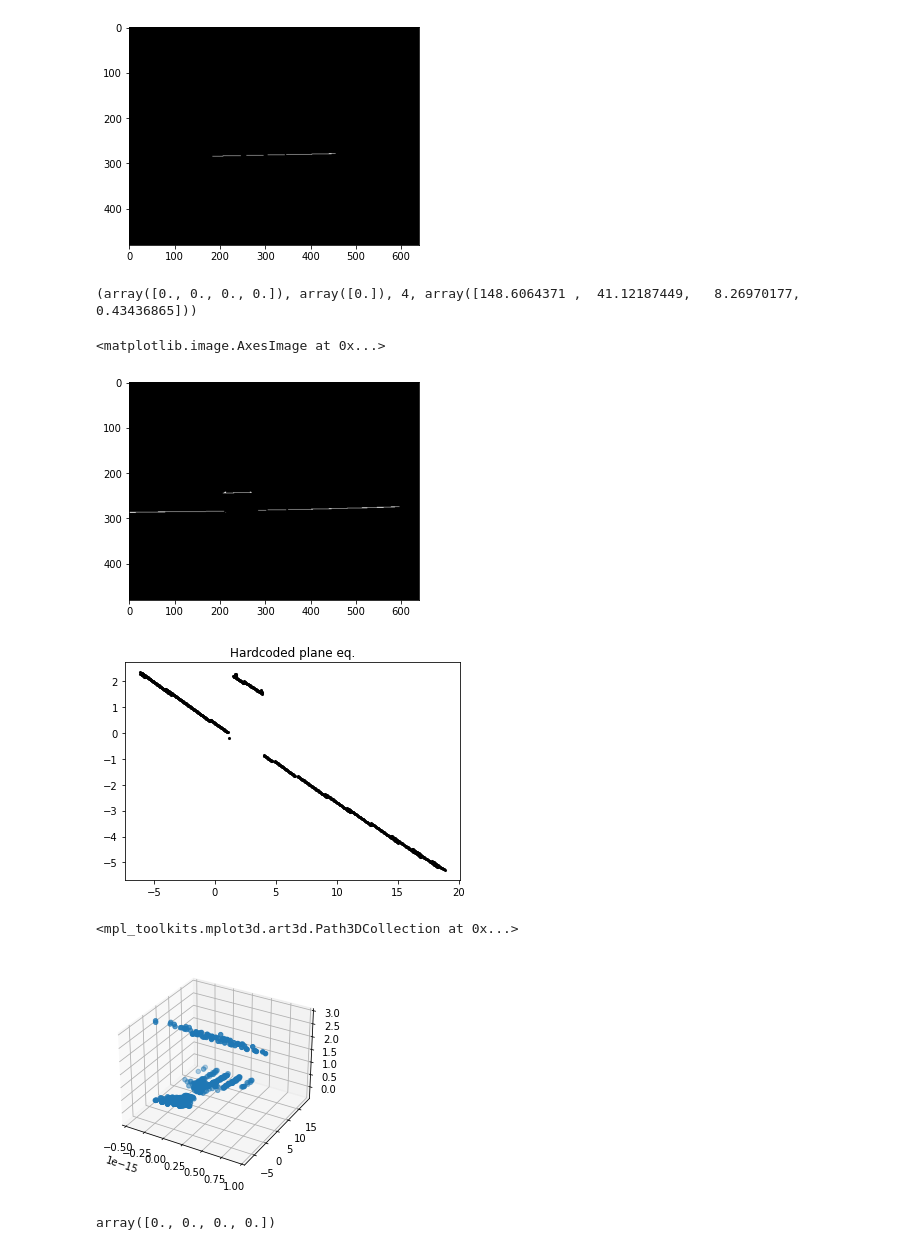
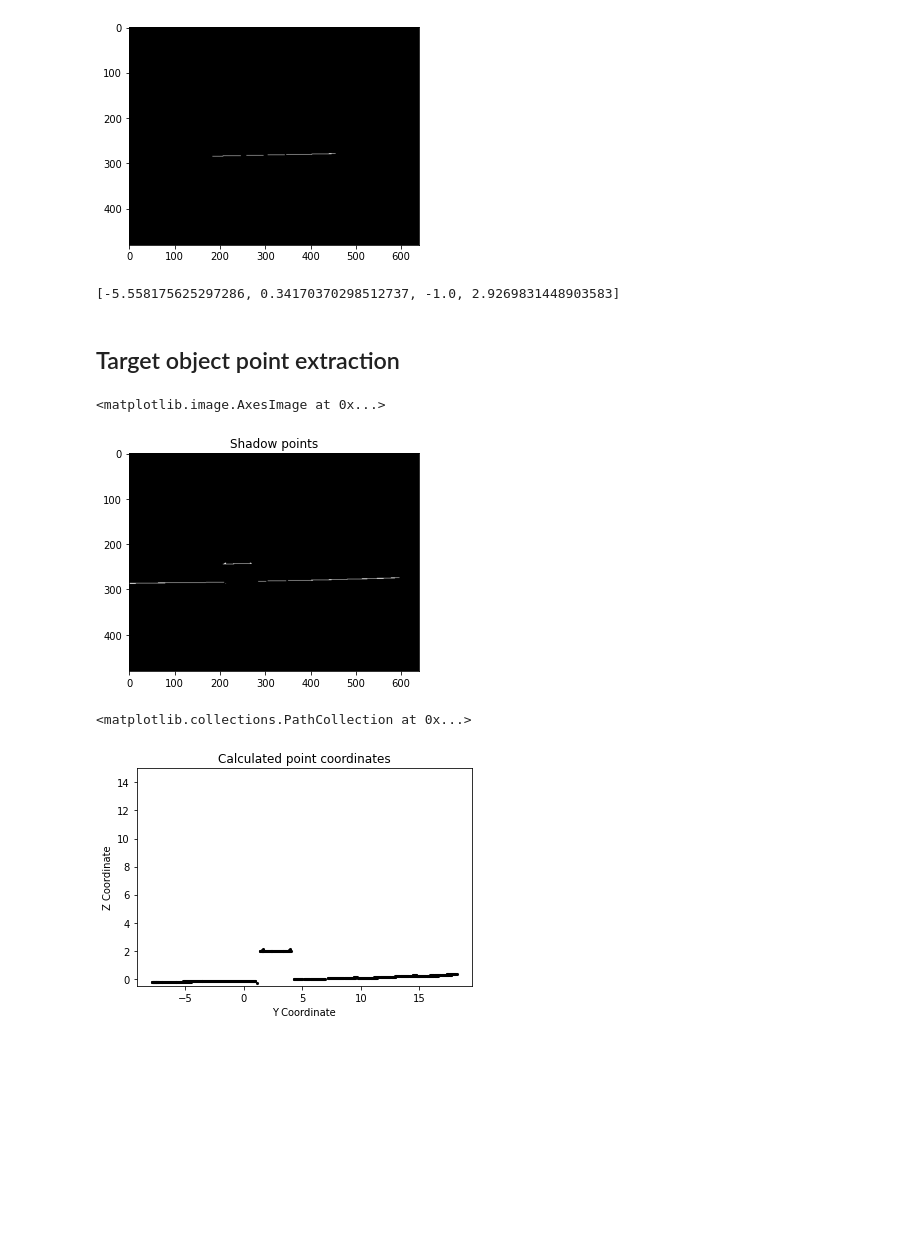
Before and after one commit to bernas670/3d-acquisition-feup-vcom, a Jupyter notebook: experiments_2.ipynb, the cells around one changed output. Cells and saved outputs as stored; diff of their text form; code cells hidden in the pictures; blank space fills up the shorter version.

```diff
--- a/experiments_2.ipynb
+++ b/experiments_2.ipynb
@@ -231,17 +222,30 @@ for pixel in white_pixel_coords:
 # %%
 # Calculate A,B,C and D parameters of the light/shadow plane using least squares method
-plane_points = np.hstack((shadow_plane_3d_points, np.ones((len(shadow_plane_3d_points), 1)) * -1))
-res = np.linalg.lstsq(plane_points, np.zeros((len(plane_points))), rcond=None)
-print(res)
+# plane_points = np.hstack((shadow_plane_3d_points, np.ones((len(shadow_plane_3d_points), 1)) * -1))
+# res = np.linalg.lstsq(plane_points, np.zeros((len(plane_points))), rcond=None)
+# print(res)
-# %% [output]
-(array([0., 0., 0., 0.]), array([0.]), 4, array([148.6064371 ,  41.12187449,   8.26970177,   0.43436865]))
+# %%
+from sklearn.linear_model import RANSACRegressor, LinearRegression
+shadow_plane_3d_points = np.array(shadow_plane_3d_points)
+xy = shadow_plane_3d_points[:, :2]
+z = shadow_plane_3d_points[:, 2]
+
+# estimate Ax + By + D = Z (C = 1)
+reg = RANSACRegressor(base_estimator=LinearRegression(fit_intercept=True), residual_threshold=0.01).fit(xy, z)
+
+plane_coefs = list(np.append(reg.estimator_.coef_,[-1, -reg.estimator_.intercept_]))
+plane_coefs
+# %% [output]
+[-5.558175625297286, 0.34170370298512737, -1.0, 2.9269831448903583]
+# %% [markdown]
+## Target object point extraction
 # %%
 shadow_points = cv2.imread(f'data/calibration/{CAMERA_ID}/{SESSION_ID}/cube_processed/{PROCESSED_IMAGE_NAME}')
 shadow_points_gray = cv2.cvtColor(shadow_points, cv2.COLOR_BGR2GRAY)
-#plt.xticks([]), plt.yticks([])
+plt.title('Shadow points')
 plt.imshow(shadow_points, cmap='gray')
 # %% [output]
 <matplotlib.image.AxesImage at 0x...>
-[figure, old version]
+[figure, new version]
 # %%
 # Calculate y and z for points in shadow
@@ -256,34 +260,11 @@ for pixel in white_pixel_coords:
     points_x.append(x)
 # %%
 figure, subplots = plt.subplots(1)
-points = []
-subplots.set_title('Original')
+subplots.set_title('Calculated point coordinates')
+subplots.set_xlabel('Y Coordinate')
+subplots.set_ylabel('Z Coordinate')
+subplots.set_ylim([-0.5,15])
 subplots.scatter(points_y, points_z, color='black', marker='.', linewidths=0.1)
-#plt.xlim([-5,9])
-#plt.ylim([-3,3])
-plt.title('Hardcoded plane eq.')
-plt.show()
 # %% [output]
+<matplotlib.collections.PathCollection at 0x...>
-[figure, old version]
+[figure, new version]
-# %%
-fig = plt.figure()
-
-# syntax for 3-D projection
-ax = plt.axes(projection ='3d')
-
-
-# defining axes
-ax.scatter(points_x, points_y, points_z)
-#for ii in range(0,360,1):
-#        ax.view_init(elev=10., azim=ii)
-#        plt.savefig("movie/movie%d.png" % ii)
-# %% [output]
-<mpl_toolkits.mplot3d.art3d.Path3DCollection at 0x...>
-[figure, removed]
-# %%
-from sklearn.linear_model import RANSACRegressor, LinearRegression
-plane_points = np.hstack((shadow_plane_3d_points, np.ones((len(shadow_plane_3d_points), 1)) * -1))
-reg = RANSACRegressor(base_estimator=LinearRegression(fit_intercept=True), residual_threshold=0.1).fit(plane_points, np.zeros((len(plane_points))))
-reg.estimator_.coef_
-# %% [output]
-array([0., 0., 0., 0.])
```
Also changed, not shown: parts of 7 cells of this notebook.
